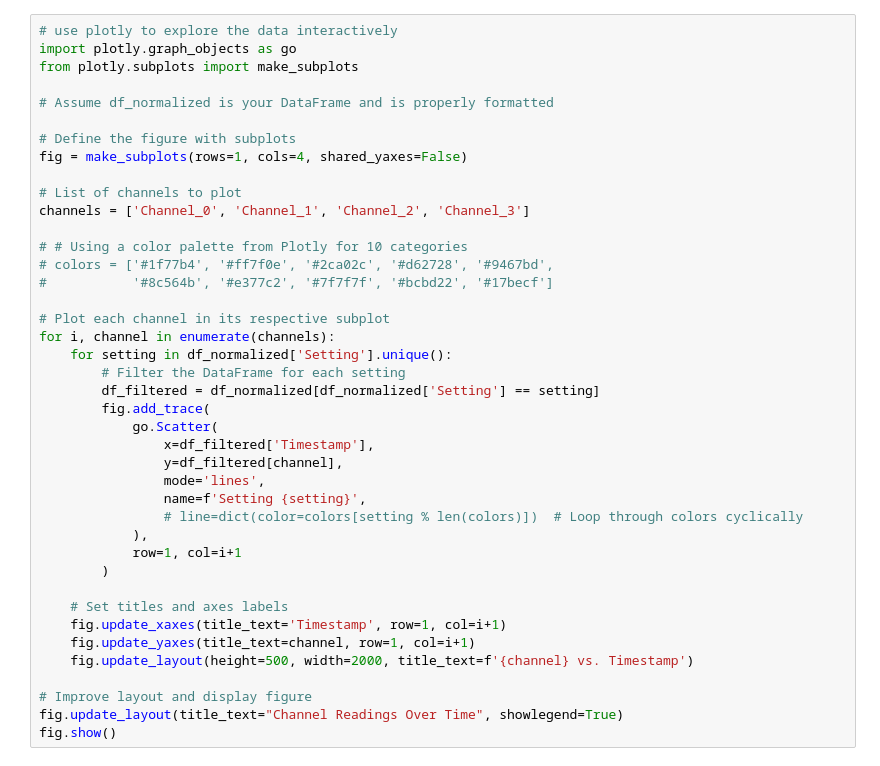
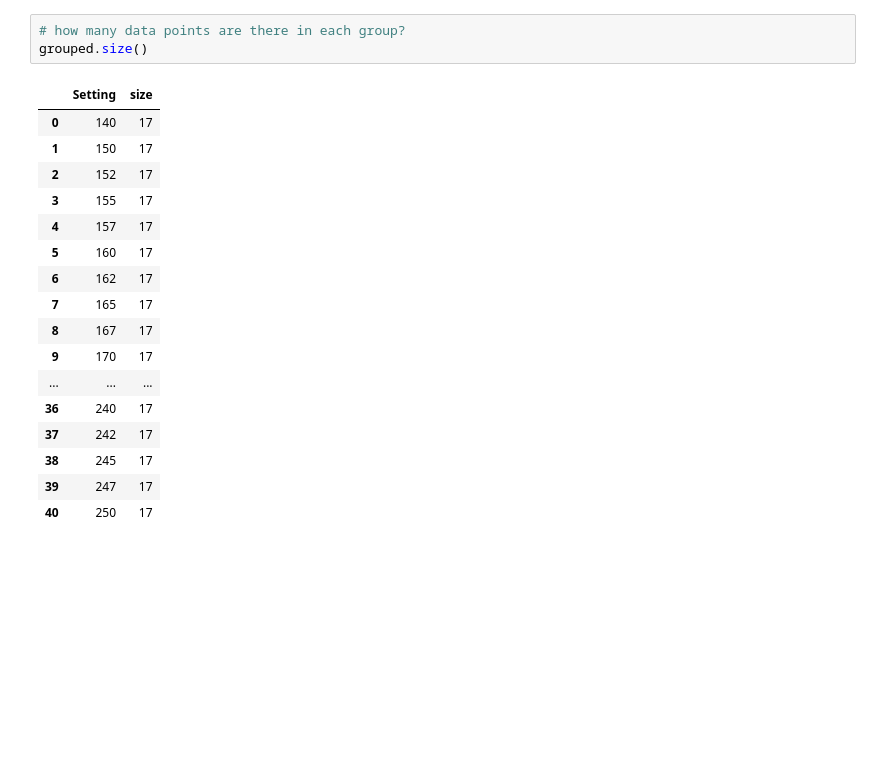
Before and after one commit to gavinlouuu-kpt/uom_explore, a Jupyter notebook: uom_explore_0.0.1.ipynb, the cells around one changed output. Saved outputs shown, nothing was run; the diff lists cells and outputs as text; blank space fills up the shorter version.

Commit message:
data filtering pipeline

```diff
--- a/uom_explore_0.0.1.ipynb
+++ b/uom_explore_0.0.1.ipynb
@@ -96,41 +162,21 @@ plt.show()
-# %%
-# use plotly to explore the data interactively
-import plotly.graph_objects as go
-from plotly.subplots import make_subplots
-
-# Assume df_normalized is your DataFrame and is properly formatted
-
-# Define the figure with subplots
-fig = make_subplots(rows=1, cols=4, shared_yaxes=False)
-
-# List of channels to plot
-channels = ['Channel_0', 'Channel_1', 'Channel_2', 'Channel_3']
-
-# # Using a color palette from Plotly for 10 categories
-# colors = ['#1f77b4', '#ff7f0e', '#2ca02c', '#d62728', '#9467bd',
-#           '#8c564b', '#e377c2', '#7f7f7f', '#bcbd22', '#17becf']
-
-# Plot each channel in its respective subplot
-for i, channel in enumerate(channels):
-    for setting in df_normalized['Setting'].unique():
-        # Filter the DataFrame for each setting
-        df_filtered = df_normalized[df_normalized['Setting'] == setting]
-        fig.add_trace(
-            go.Scatter(
-                x=df_filtered['Timestamp'],
-                y=df_filtered[channel],
-                mode='lines',
-                name=f'Setting {setting}',
-                # line=dict(color=colors[setting % len(colors)])  # Loop through colors cyclically
-            ),
-            row=1, col=i+1
-        )
-
-    # Set titles and axes labels
-    fig.update_xaxes(title_text='Timestamp', row=1, col=i+1)
-    fig.update_yaxes(title_text=channel, row=1, col=i+1)
-    fig.update_layout(height=500, width=2000, title_text=f'{channel} vs. Timestamp')
-
-# Improve layout and display figure
-fig.update_layout(title_text="Channel Readings Over Time", showlegend=True)
-fig.show()
+# %%
+# how many data points are there in each group?
+grouped.size()
+# %% [output]
+|  | Setting | size |
+| 0 | 140 | 17 |
+| 1 | 150 | 17 |
+| 2 | 152 | 17 |
+| 3 | 155 | 17 |
+| 4 | 157 | 17 |
+| 5 | 160 | 17 |
+| 6 | 162 | 17 |
+| 7 | 165 | 17 |
+| 8 | 167 | 17 |
+| 9 | 170 | 17 |
+| ... | ... | ... |
+| 36 | 240 | 17 |
+| 37 | 242 | 17 |
+| 38 | 245 | 17 |
+| 39 | 247 | 17 |
+| 40 | 250 | 17 |
```
Also changed, not shown: parts of 6 cells of this notebook, 1 other file.
